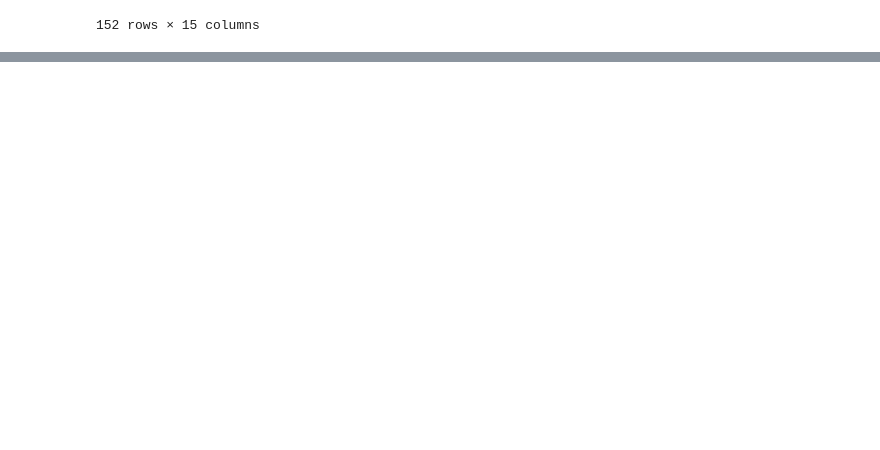
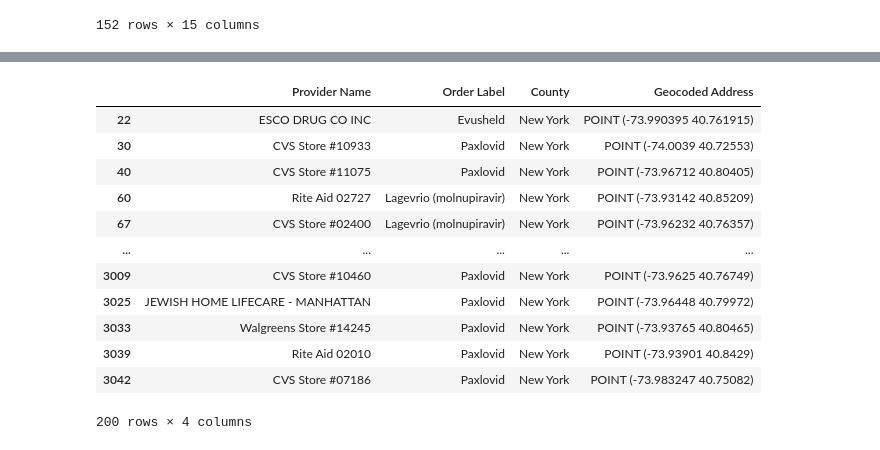
Before and after one commit to candacepedraza61/antivirals, a Jupyter notebook: antiviral-notebook.ipynb, the cells around one changed output, grey strips where cells are left out. Saved outputs shown, nothing was run; the diff lists cells and outputs as text; code cells hidden in the pictures; blank space fills up the shorter version.

```diff
--- a/antiviral-notebook.ipynb
+++ b/antiviral-notebook.ipynb
@@ -538,0 +643,17 @@ memory usage: 8.5+ KB
+# %%
+nyc_df = ny_df_newyork.filter(['Provider Name','Order Label', 'County', 'Geocoded Address'], axis=1)
+nyc_df
+# %% [output]
+|  | Provider Name | Order Label | County | Geocoded Address |
+| 22 | ESCO DRUG CO INC | Evusheld | New York | POINT (-73.990395 40.761915) |
+| 30 | CVS Store #10933 | Paxlovid | New York | POINT (-74.0039 40.72553) |
+| 40 | CVS Store #11075 | Paxlovid | New York | POINT (-73.96712 40.80405) |
+| 60 | Rite Aid 02727 | Lagevrio (molnupiravir) | New York | POINT (-73.93142 40.85209) |
+| 67 | CVS Store #02400 | Lagevrio (molnupiravir) | New York | POINT (-73.96232 40.76357) |
+| ... | ... | ... | ... | ... |
+| 3009 | CVS Store #10460 | Paxlovid | New York | POINT (-73.9625 40.76749) |
+| 3025 | JEWISH HOME LIFECARE - MANHATTAN | Paxlovid | New York | POINT (-73.96448 40.79972) |
+| 3033 | Walgreens Store #14245 | Paxlovid | New York | POINT (-73.93765 40.80465) |
+| 3039 | Rite Aid 02010 | Paxlovid | New York | POINT (-73.93901 40.8429) |
+| 3042 | CVS Store #07186 | Paxlovid | New York | POINT (-73.983247 40.75082) |
+200 rows × 4 columns
```
Also changed, not shown: parts of 38 cells of this notebook, 5 other files.
